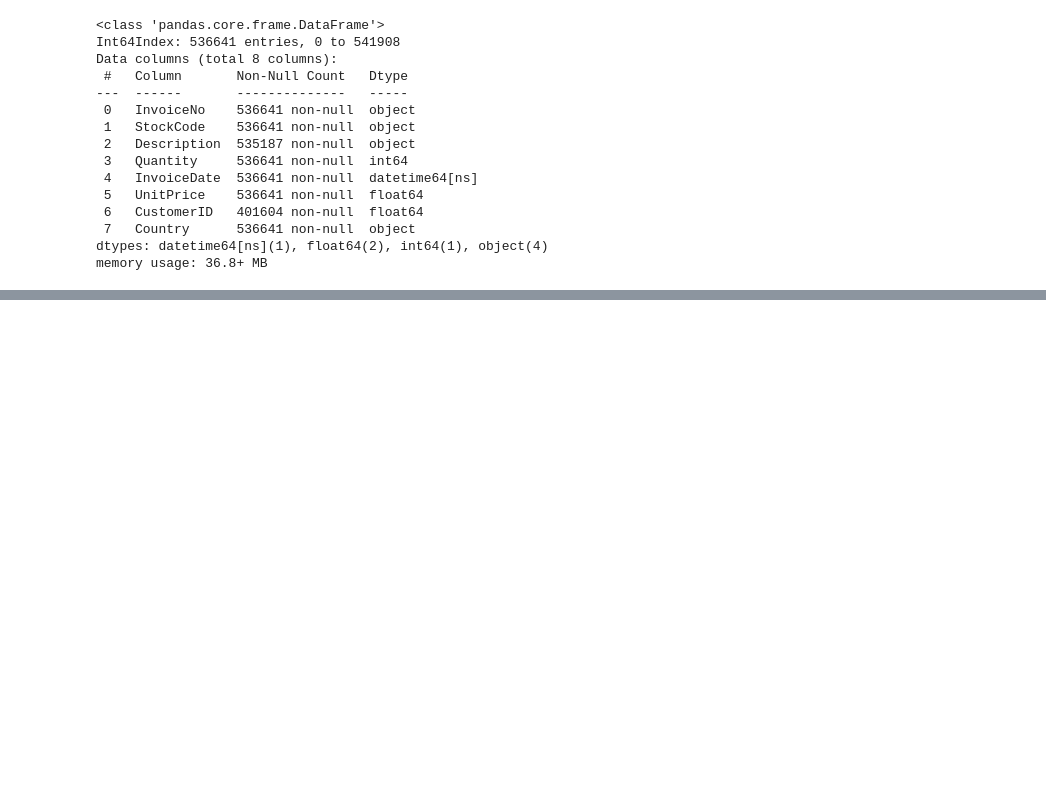
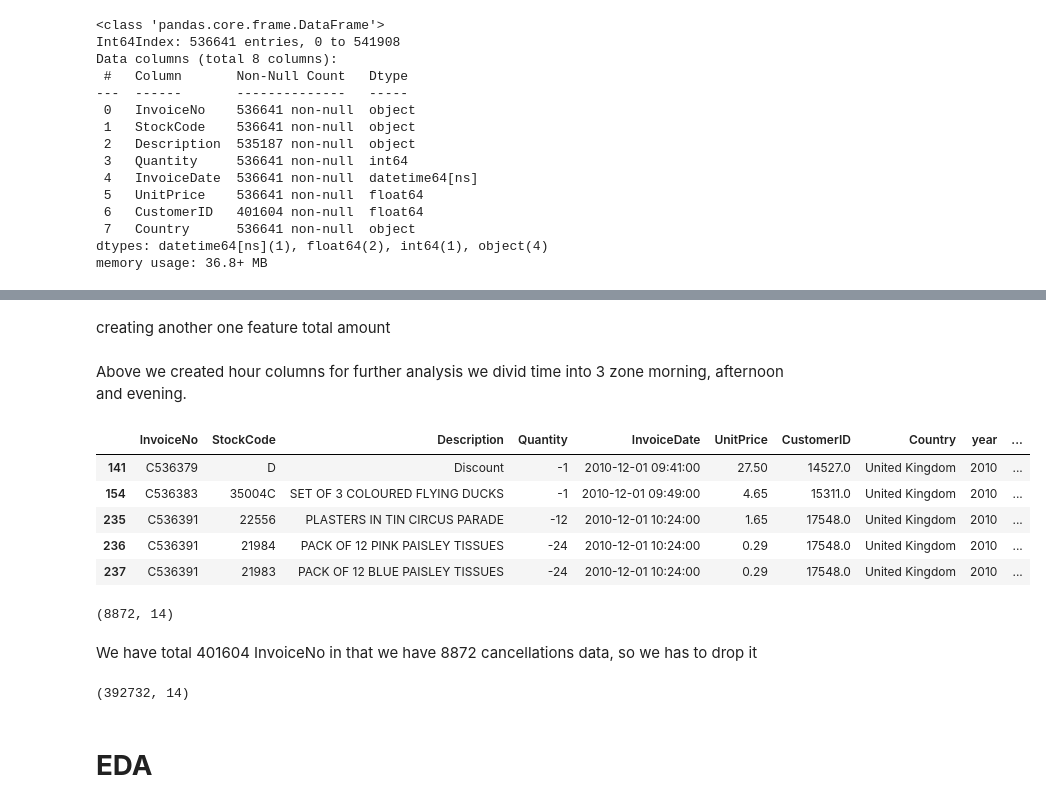
Before and after one commit to prajwalDU/customer-segmentation, a Jupyter notebook: Online_Retail_Customer_Segmentation_Capstone_Project.ipynb, the cells around one changed output, grey strips where cells are left out. Saved outputs shown, nothing was run; the diff lists cells and outputs as text; code cells hidden in the pictures; blank space fills up the shorter version.

```diff
--- a/Online_Retail_Customer_Segmentation_Capstone_Project.ipynb
+++ b/Online_Retail_Customer_Segmentation_Capstone_Project.ipynb
@@ -127,0 +156,33 @@ memory usage: 36.8+ MB
+# %%
+df['year'] = df['InvoiceDate'].apply(lambda x : x.year)
+df['month'] = df['InvoiceDate'].apply(lambda x : x.month_name())
+df['day'] = df['InvoiceDate'].apply(lambda x : x.day_name())
+df['hour'] = df['InvoiceDate'].apply(lambda x : x.hour)
+# %% [markdown]
+creating another one feature total amount
+# %%
+df['TotalAmount'] = df['Quantity'] * df['UnitPrice']
+# %% [markdown]
+Above we created hour columns for further analysis we divid time into 3 zone morning, afternoon and evening.
+# %%
+df['TimeType'] = np.where((df["hour"]>5)&(df["hour"]<18), np.where(
+                           df["hour"]<12, 'Morning','Afternoon'),'Evening')
+# %%
+# Check cancellation using InvoiceNo
+df['InvoiceNo'] = df['InvoiceNo'].astype('str')
+cancellations = df[df['InvoiceNo'].str.contains('C')]
+cancellations.head()
+# %% [output]
+|  | InvoiceNo | StockCode | Description | Quantity | InvoiceDate | UnitPrice | CustomerID | Country | year | ... |
+| 141 | C536379 | D | Discount | -1 | 2010-12-01 09:41:00 | 27.50 | 14527.0 | United Kingdom | 2010 | ... |
+| 154 | C536383 | 35004C | SET OF 3 COLOURED FLYING DUCKS | -1 | 2010-12-01 09:49:00 | 4.65 | 15311.0 | United Kingdom | 2010 | ... |
+| 235 | C536391 | 22556 | PLASTERS IN TIN CIRCUS PARADE | -12 | 2010-12-01 10:24:00 | 1.65 | 17548.0 | United Kingdom | 2010 | ... |
+| 236 | C536391 | 21984 | PACK OF 12 PINK PAISLEY TISSUES | -24 | 2010-12-01 10:24:00 | 0.29 | 17548.0 | United Kingdom | 2010 | ... |
+| 237 | C536391 | 21983 | PACK OF 12 BLUE PAISLEY TISSUES | -24 | 2010-12-01 10:24:00 | 0.29 | 17548.0 | United Kingdom | 2010 | ... |
+# %%
+# Check cancellations shape
+cancellations.shape
+# %% [output]
+(8872, 14)
+# %% [markdown]
+We have total 401604 InvoiceNo in that we have 8872 cancellations data, so we has to drop it
@@ -127,0 +192,7 @@ memory usage: 36.8+ MB
+# %%
+# Check our dataset shape
+dt.shape
+# %% [output]
+(392732, 14)
+# %% [markdown]
+# **EDA**
```
Also changed, not shown: parts of 16 cells of this notebook.
